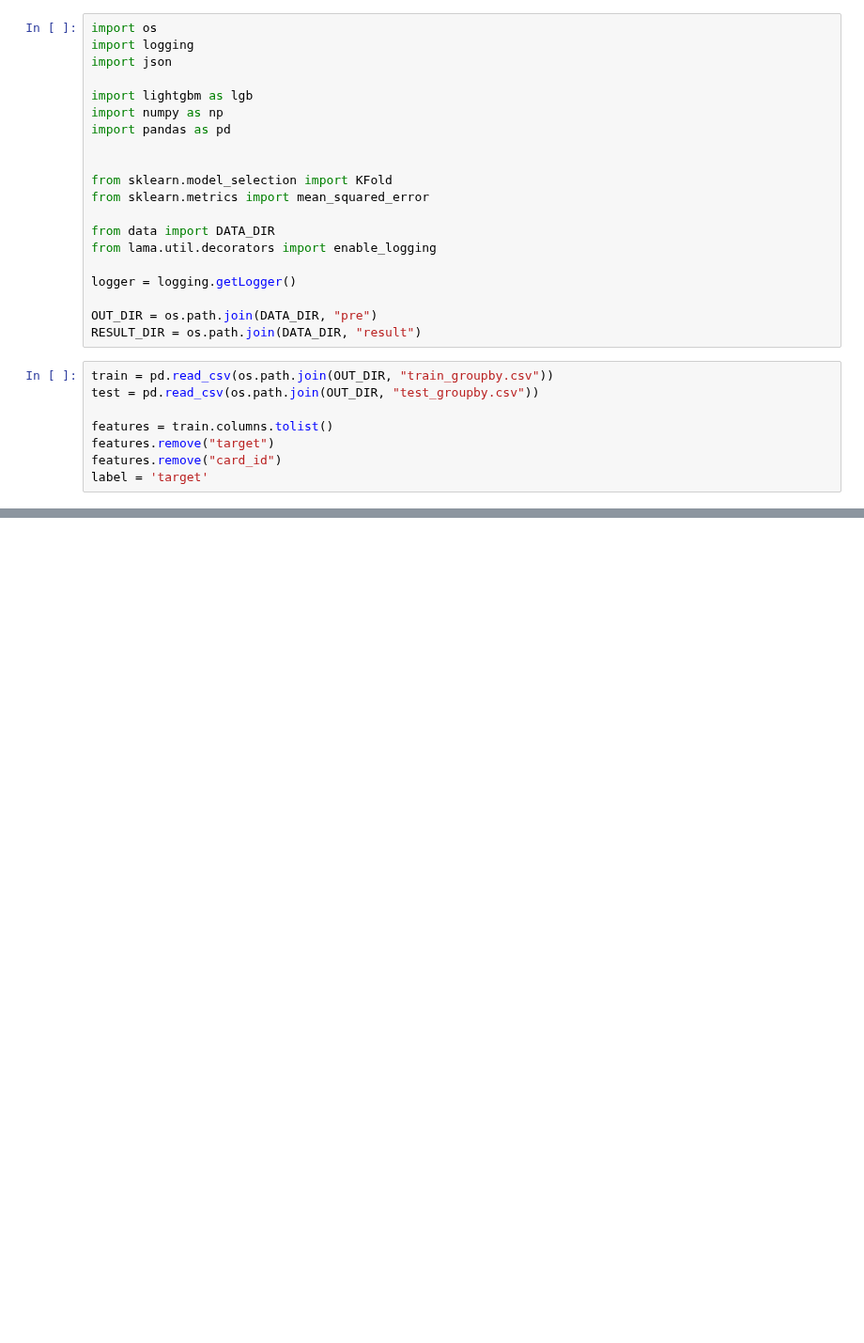
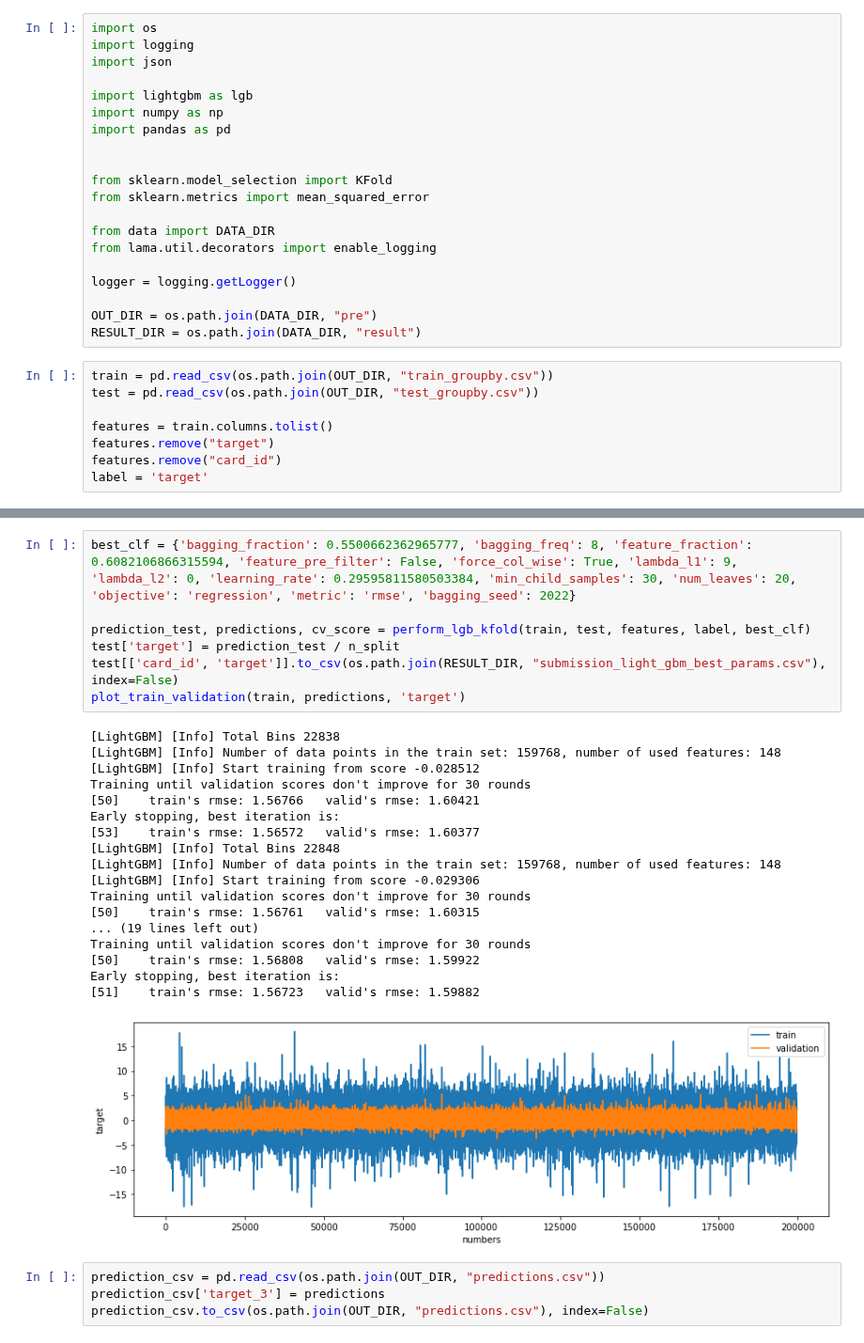
Before and after one commit to thinkinbig/lama, a Jupyter notebook: lama/model/3.LightGBMModelTraining.ipynb, the cells around one changed output, grey strips where cells are left out. Shown at 94% size. Cells and saved outputs as stored; diff of their text form; blank space fills up the shorter version.

```diff
--- a/lama/model/3.LightGBMModelTraining.ipynb
+++ b/lama/model/3.LightGBMModelTraining.ipynb
@@ -120,0 +225,30 @@ TypeError: cannot unpack non-iterable NoneType object
+# %%
+best_clf = {'bagging_fraction': 0.5500662362965777, 'bagging_freq': 8, 'feature_fraction': 0.6082106866315594, 'feature_pre_filter': False, 'force_col_wise': True, 'lambda_l1': 9, 'lambda_l2': 0, 'learning_rate': 0.29595811580503384, 'min_child_samples': 30, 'num_leaves': 20, 'objective': 'regression', 'metric': 'rmse', 'bagging_seed': 2022}
+
+prediction_test, predictions, cv_score = perform_lgb_kfold(train, test, features, label, best_clf)
+test['target'] = prediction_test / n_split
+test[['card_id', 'target']].to_csv(os.path.join(RESULT_DIR, "submission_light_gbm_best_params.csv"), index=False)
+plot_train_validation(train, predictions, 'target')
+# %% [output]
+[LightGBM] [Info] Total Bins 22838
+[LightGBM] [Info] Number of data points in the train set: 159768, number of used features: 148
+[LightGBM] [Info] Start training from score -0.028512
+Training until validation scores don't improve for 30 rounds
+[50]    train's rmse: 1.56766   valid's rmse: 1.60421
+Early stopping, best iteration is:
+[53]    train's rmse: 1.56572   valid's rmse: 1.60377
+[LightGBM] [Info] Total Bins 22848
+[LightGBM] [Info] Number of data points in the train set: 159768, number of used features: 148
+[LightGBM] [Info] Start training from score -0.029306
+Training until validation scores don't improve for 30 rounds
+[50]    train's rmse: 1.56761   valid's rmse: 1.60315
+... (19 lines left out)
+Training until validation scores don't improve for 30 rounds
+[50]    train's rmse: 1.56808   valid's rmse: 1.59922
+Early stopping, best iteration is:
+[51]    train's rmse: 1.56723   valid's rmse: 1.59882
+[figure, added]
+# %%
+prediction_csv = pd.read_csv(os.path.join(OUT_DIR, "predictions.csv"))
+prediction_csv['target_3'] = predictions
+prediction_csv.to_csv(os.path.join(OUT_DIR, "predictions.csv"), index=False)
```
Also changed, not shown: parts of 8 cells of this notebook, 13 other files.
